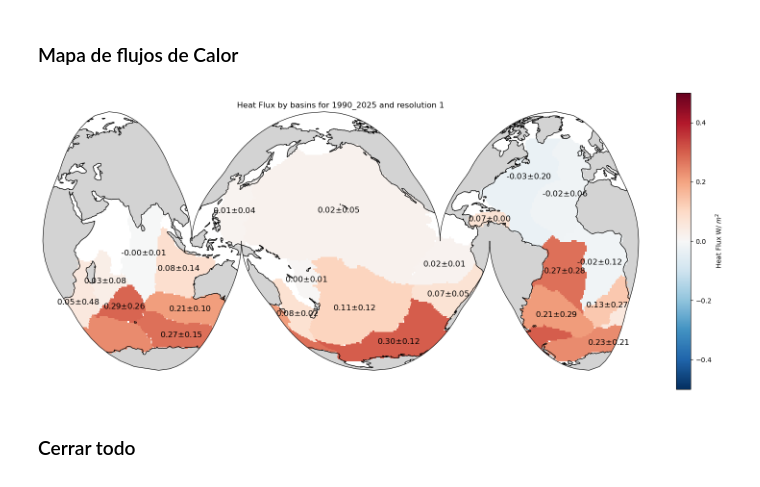
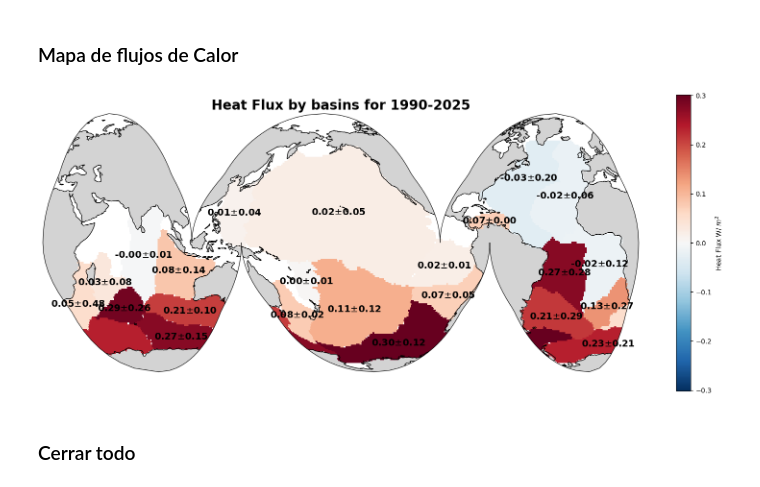
Before and after one commit to PedroVelez/GlobalOceanAnalysisWOCE, a Jupyter notebook: MapasHeatFlux.ipynb, the cells around one changed output. Drawn from its saved outputs; the diff is of its cells as text; code cells hidden in the pictures.

```diff
--- a/MapasHeatFlux.ipynb
+++ b/MapasHeatFlux.ipynb
@@ -191,44 +191,44 @@ fig, ax = plt.subplots(figsize=(20,10),
     subplot_kw={'projection': ccrs.InterruptedGoodeHomolosine(central_longitude=-160,emphasis='ocean')})
 
 # Ploting mean
-means = ds.heat_flux.plot(ax = ax, cmap = "RdBu_r", transform = ccrs.PlateCarree(),  add_colorbar = False, vmin = -0.5, vmax = 0.5)
+means = ds.heat_flux.plot(ax = ax, cmap = "RdBu_r", transform = ccrs.PlateCarree(),  add_colorbar = False)
 
 # Colorbar
 fig.colorbar(mappable = means, shrink = 0.8, label = r'Heat Flux W/ $m^2$')
 
 # Plotting features
 ax.set_global()
 ax.coastlines(resolution='110m')
 ax.add_feature(cfeature.LAND, facecolor='lightgray')
 
 # Title
-ax.set_title(f'Heat Flux by basins for {dates} and resolution {resolution}')
+ax.set_title(f'Heat Flux by basins for {dates.split('_')[0]}-{dates.split('_')[1]}', fontsize = 20, fontweight = 'bold')
 
 # Plotting text
 for k, basin in enumerate(basin_idx):
     if not np.isnan(basin_Q[k]):
         latitude = ds.latitude.where(ds.mask == basin).values
         longitude = ds.longitude.where(ds.mask == basin).values
 
         # Normal mean for latitude
         mean_lat = np.nanmean(latitude)
 
         # Ciruclar mean for longitude
         lon_rad = np.radians(longitude)
         mean_lon = np.degrees(np.arctan2(np.nanmean(np.sin(lon_rad)), np.nanmean(np.cos(lon_rad))))
         if basin == 2:
-            ax.text(mean_lon,mean_lat + 5, rf'{basin_Q[k]:.2f}$\pm${basin_Q_std[k]:.2f}', transform=ccrs.PlateCarree(),fontsize=12,ha='center',va='center',bbox=dict(facecolor='white', alpha=0,edgecolor='none'))
+            ax.text(mean_lon,mean_lat + 5, rf'{basin_Q[k]:.2f}$\pm${basin_Q_std[k]:.2f}', transform=ccrs.PlateCarree(),fontsize= 14,fontweight = 'bold',ha='center',va='center',bbox=dict(facecolor='white', alpha=0,edgecolor='none'))
         elif basin == 1:
-            ax.text(mean_lon,mean_lat - 5, rf'{basin_Q[k]:.2f}$\pm${basin_Q_std[k]:.2f}', transform=ccrs.PlateCarree(),fontsize=12,ha='center',va='center',bbox=dict(facecolor='white', alpha=0,edgecolor='none'))
+            ax.text(mean_lon,mean_lat - 5, rf'{basin_Q[k]:.2f}$\pm${basin_Q_std[k]:.2f}', transform=ccrs.PlateCarree(),fontsize=14,fontweight = 'bold',ha='center',va='center',bbox=dict(facecolor='white', alpha=0,edgecolor='none'))
         else:
-            ax.text(mean_lon,mean_lat, rf'{basin_Q[k]:.2f}$\pm${basin_Q_std[k]:.2f}', transform=ccrs.PlateCarree(),fontsize=12,ha='center',va='center',bbox=dict(facecolor='white', alpha=0,edgecolor='none'))
+            ax.text(mean_lon,mean_lat, rf'{basin_Q[k]:.2f}$\pm${basin_Q_std[k]:.2f}', transform=ccrs.PlateCarree(),fontsize=14,fontweight = 'bold',ha='center',va='center',bbox=dict(facecolor='white', alpha=0,edgecolor='none'))
     else:
         continue
 
 # Save plot
 plt.savefig(f'./plots/Mapas_Heat_Flux/Heat_flux_{fig_name}.png')
 # %% [output]
-[figure, old version]
+[figure, new version]
 # %% [markdown]
 ### Cerrar todo
 # %%
```
Also changed, not shown: parts of 1 cell of this notebook, 12 other files.
